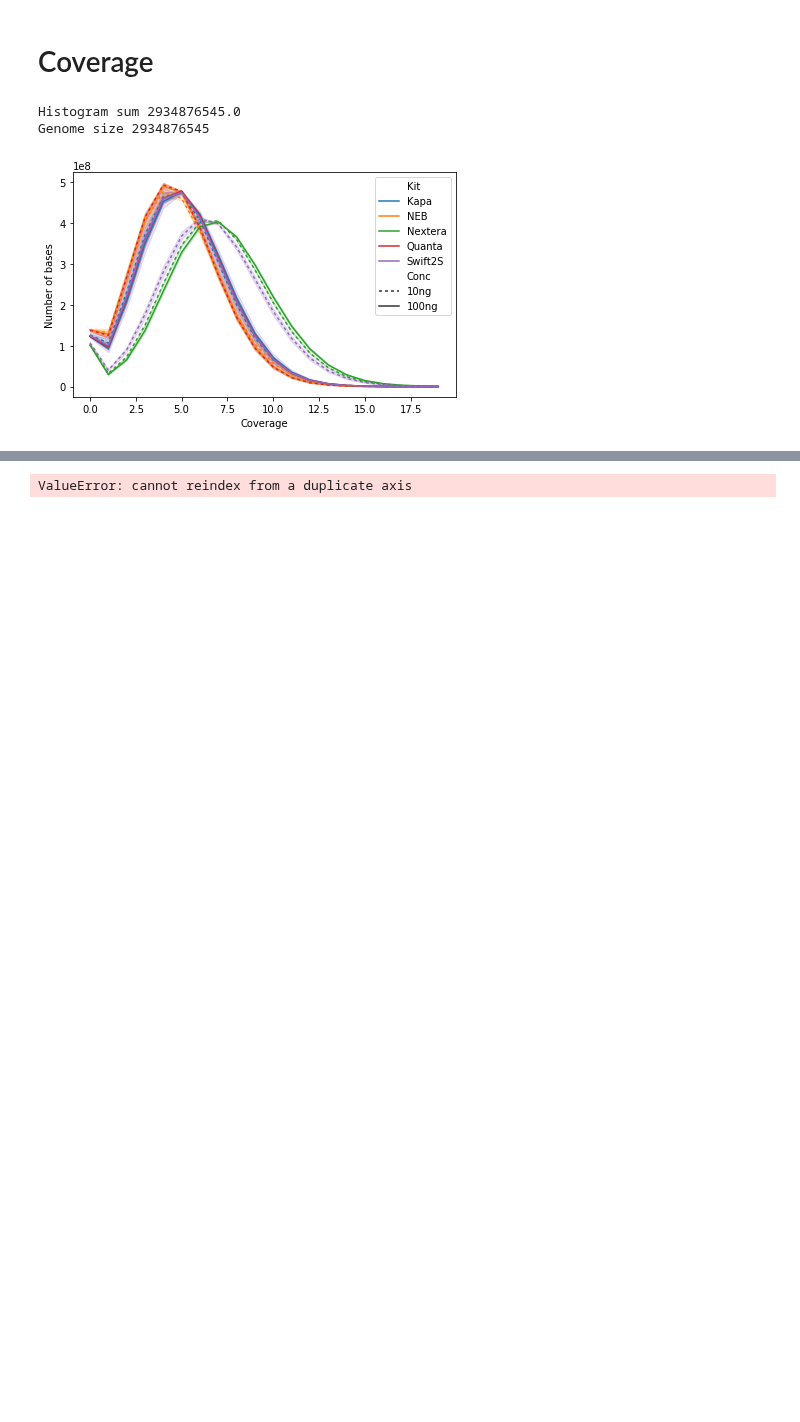
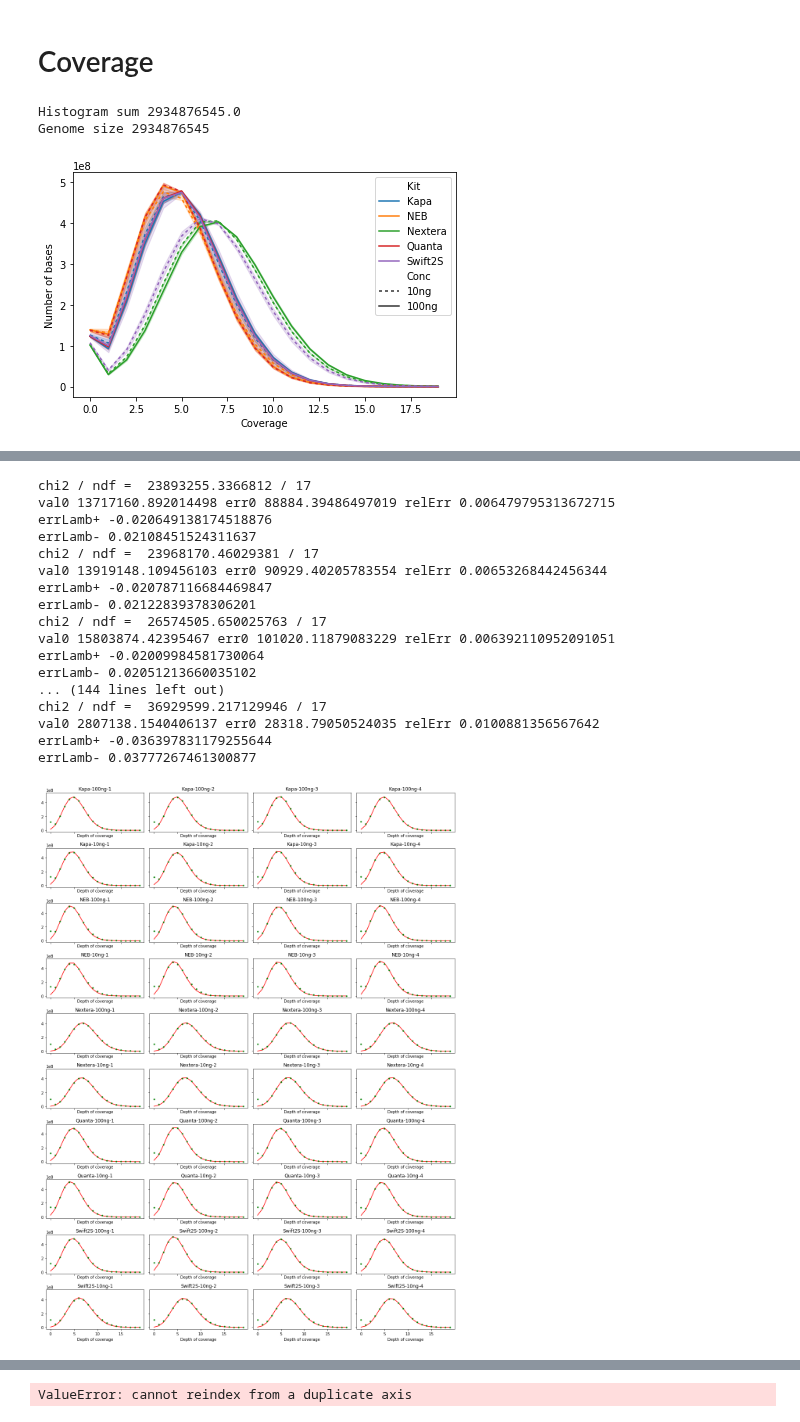
Before and after one commit to fa2k/comparison, a Jupyter notebook: b_Analysis.ipynb, the cells around one changed output, grey strips where cells are left out. Drawn from its saved outputs; the diff is of its cells as text; code cells hidden in the pictures; blank space fills up the shorter version.

```diff
--- a/b_Analysis.ipynb
+++ b/b_Analysis.ipynb
@@ -268,0 +303,56 @@ plt.show()
+# %%
+chisquares = []
+fig, axs = plt.subplots(ncols=4, nrows=10, sharex=True, sharey=True, figsize=(15, 20))
+ax_flat = axs.flatten()
+i=0
+df['ZeroCoveredResidual'] = 0
+df['CovFitChisqDof'] = 0
+df['CovFitSumAbsError'] = 0
+for index, row in df.sort_values(by='LIBRARY').iterrows():
+    x = row['coverage'][1:20]
+    y = np.array(row['high_quality_coverage_count'][1:20])
+    norm0 = sum(y)
+    parameters, cov_matrix, infodict, errmsg, ier = curve_fit(possion_fit_func, x, y, p0=[norm0, 5], full_output=True)
+    ndf = len(y) - len(parameters)
+    #chisq = np.sum((y - possion_fit_func(x, *parameters))**2 /possion_fit_func(x, *parameters) )
+    chisq, pval = scipy.stats.chisquare(y, possion_fit_func(x, *parameters))
+    sum_abs_error = np.sum(np.abs(y - possion_fit_func(x, *parameters)))
+    print ("chi2 / ndf = ", chisq, "/", ndf)
+    fullx = row['coverage'][0:20]
+    fully = row['high_quality_coverage_count'][0:20]
+    ax = ax_flat[i]
+    ax.plot(fullx, possion_fit_func(fullx, *parameters), 'r-')
+    ax.plot(fullx, fully, 'g.')
+    ax.set_xlabel("Depth of coverage")
+    ax.set_title(row.LIBRARY)
+    chisquares.append(chisq)
+    df.loc[index, 'ZeroCoveredResidual'] = (fully[0] - possion_fit_func(0, *parameters)) * 100 / sum(fully)
+    df.loc[index, 'CovFitChisqDof'] = chisq / ndf
+    df.loc[index, 'CovFitSumAbsError'] = sum_abs_error
+    errN, errLamb = np.sqrt(np.diag(cov_matrix))
+    err0ca = possion_fit_func(0, *parameters) * errN / parameters[0]
+    print ("val0", possion_fit_func(0, *parameters), "err0", err0ca, "relErr", err0ca/possion_fit_func(0, *parameters))
+    print ("errLamb+",(possion_fit_func(0, parameters[0], parameters[1] + errLamb)-possion_fit_func(0, *parameters))  / possion_fit_func(0, *parameters))
+    print ("errLamb-", (possion_fit_func(0, parameters[0], parameters[1] - errLamb)-possion_fit_func(0, *parameters))  / possion_fit_func(0, *parameters))
+    i += 1
+savefig('coverages-fit')
+plt.show()
+# %% [output]
+chi2 / ndf =  23893255.3366812 / 17
+val0 13717160.892014498 err0 88884.39486497019 relErr 0.006479795313672715
+errLamb+ -0.020649138174518876
+errLamb- 0.02108451524311637
+chi2 / ndf =  23968170.46029381 / 17
+val0 13919148.109456103 err0 90929.40205783554 relErr 0.00653268442456344
+errLamb+ -0.020787116684469847
+errLamb- 0.02122839378306201
+chi2 / ndf =  26574505.650025763 / 17
+val0 15803874.42395467 err0 101020.11879083229 relErr 0.006392110952091051
+errLamb+ -0.02009984581730064
+errLamb- 0.02051213660035102
+... (144 lines left out)
+chi2 / ndf =  36929599.217129946 / 17
+val0 2807138.1540406137 err0 28318.79050524035 relErr 0.0100881356567642
+errLamb+ -0.036397831179255644
+errLamb- 0.03777267461300877
+[figure, added]
```
Also changed, not shown: parts of 29 cells of this notebook.
